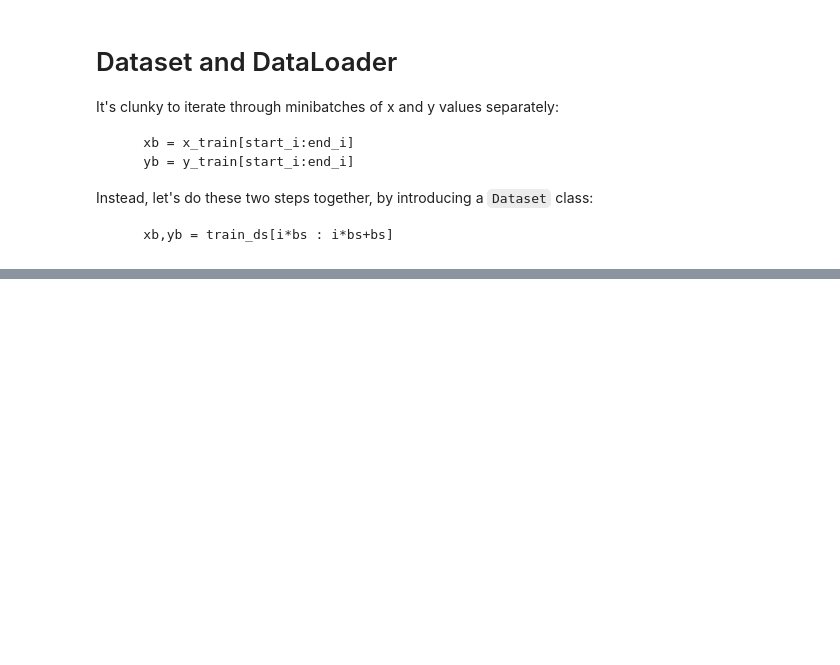
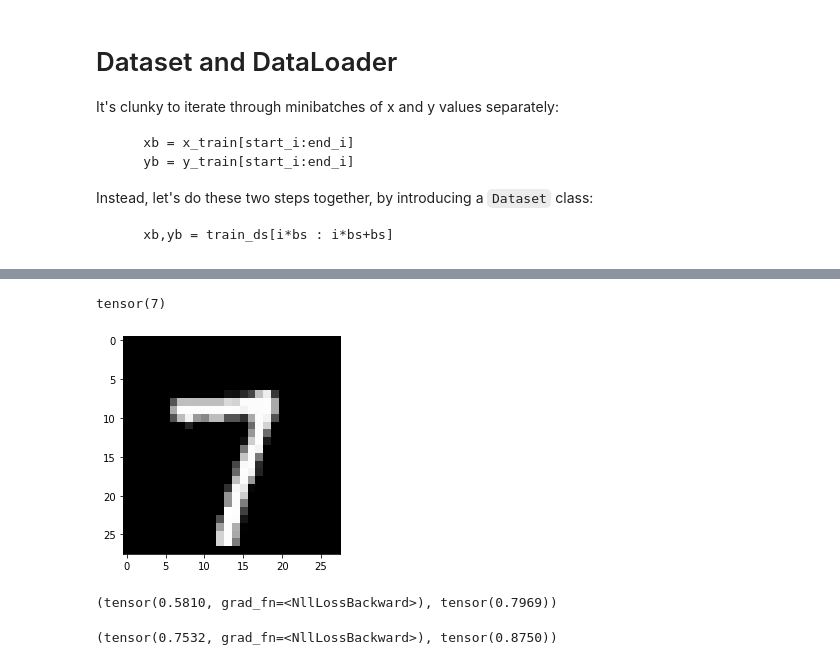
Before and after one commit to briannaflynn/DL-PyTorch-Notes, a Jupyter notebook: How-to-train-your-model.ipynb, the cells around one changed output, grey strips where cells are left out. Cells and saved outputs as stored; diff of their text form; code cells hidden in the pictures; blank space fills up the shorter version.

```diff
--- a/How-to-train-your-model.ipynb
+++ b/How-to-train-your-model.ipynb
@@ -570,0 +710,16 @@ class Dataset():
+# %%
+xb,yb = next(iter(train_dl))
+plt.imshow(xb[0].view(28,28))
+yb[0]
+# %% [output]
+tensor(7)
+[figure, added]
+# %%
+model,opt = get_model()
+fit()
+
+loss,acc = loss_func(model(xb), yb), accuracy(model(xb), yb)
+assert acc>0.7
+loss,acc
+# %% [output]
+(tensor(0.5810, grad_fn=<NllLossBackward>), tensor(0.7969))
@@ -570,0 +734,6 @@ class Dataset():
+# %%
+model,opt = get_model()
+fit()
+loss_func(model(xb), yb), accuracy(model(xb), yb)
+# %% [output]
+(tensor(0.7532, grad_fn=<NllLossBackward>), tensor(0.8750))
```
Also changed, not shown: parts of 85 cells of this notebook, 1 other file.
